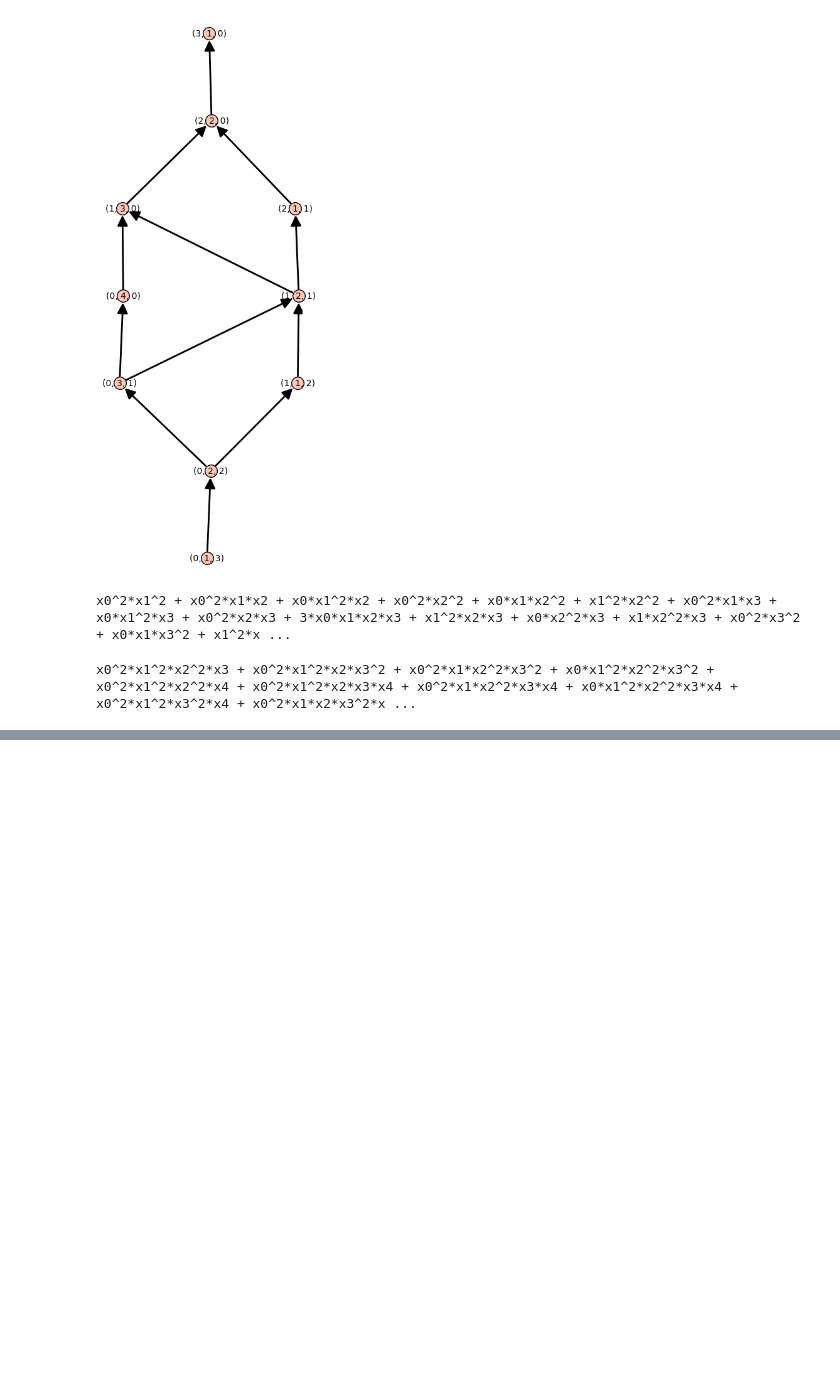
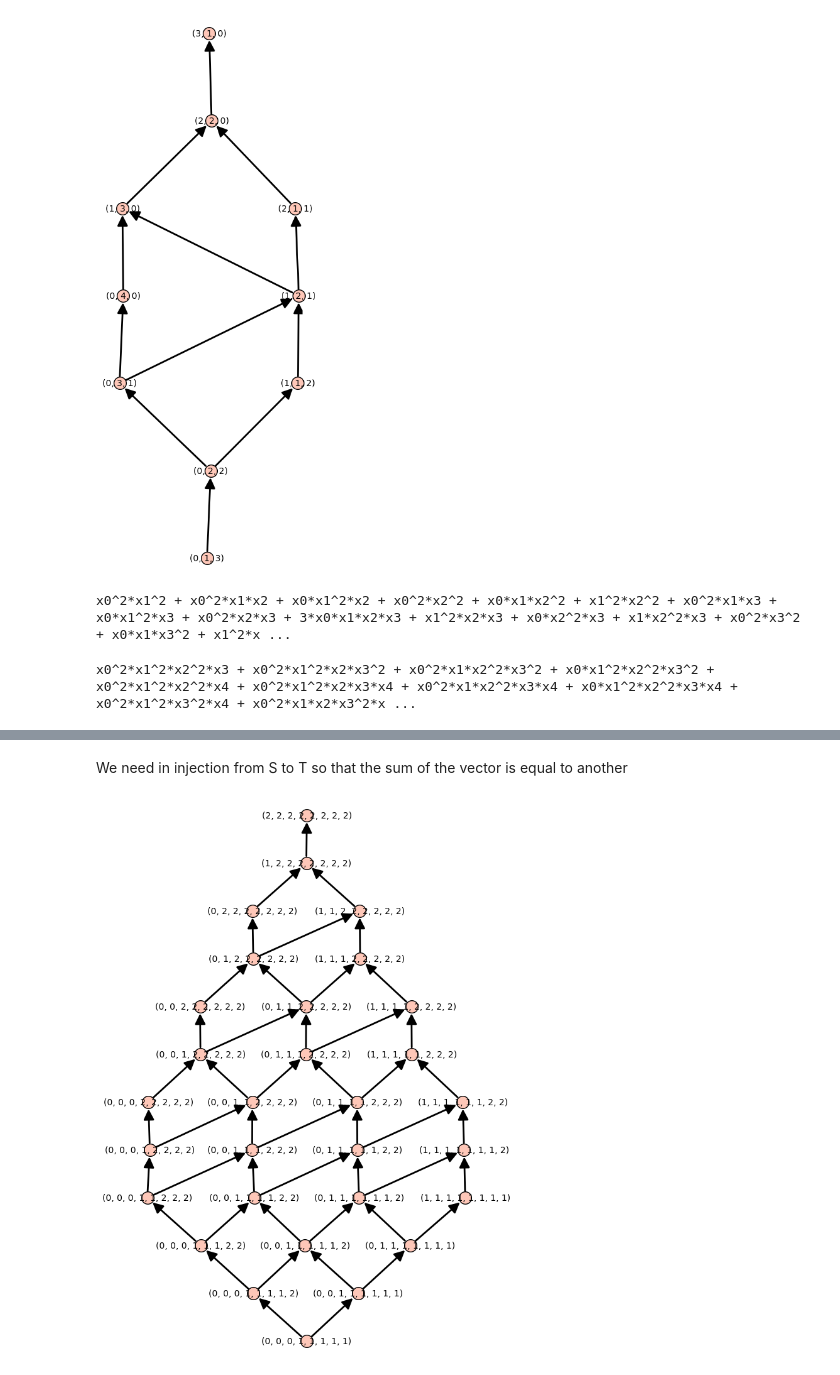
Before and after one commit to gyp2438/plethysm, a Jupyter notebook: Plethysme-2.ipynb, the cells around one changed output, grey strips where cells are left out. Cells and saved outputs as stored; diff of their text form; code cells hidden in the pictures; blank space fills up the shorter version.

```diff
--- a/Plethysme-2.ipynb
+++ b/Plethysme-2.ipynb
@@ -248,0 +237,6 @@ x0^2*x1^2*x2^2*x3 + x0^2*x1^2*x2*x3^2 + x0^2*x1*x2^2*x3^2 + x0*x1^2*x2^2*x3^2 +
+# %%
+a=2
+d=8
+b=4
+c=4
+a*d == b*c
@@ -248,0 +335,6 @@ x0^2*x1^2*x2^2*x3 + x0^2*x1^2*x2*x3^2 + x0^2*x1*x2^2*x3^2 + x0*x1^2*x2^2*x3^2 +
+# %% [markdown]
+We need in injection from S to T so that the sum of the vector is equal to another
+# %%
+Poset((S,cover_lattice)).plot(figsize=12)
+# %% [output]
+[figure, added]
```
Also changed, not shown: parts of 36 cells of this notebook, 1 other file.
